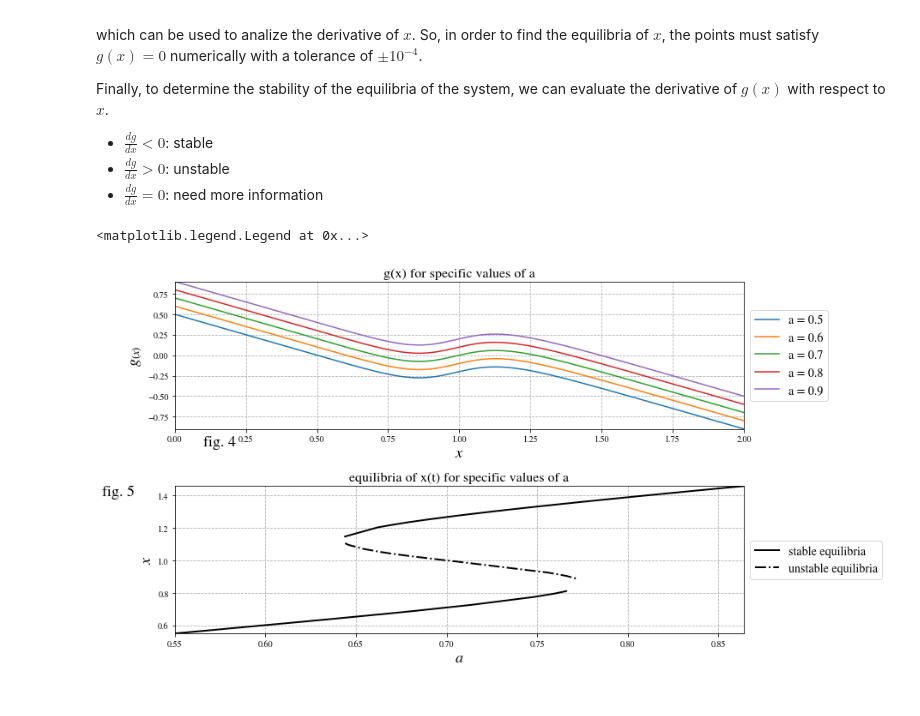
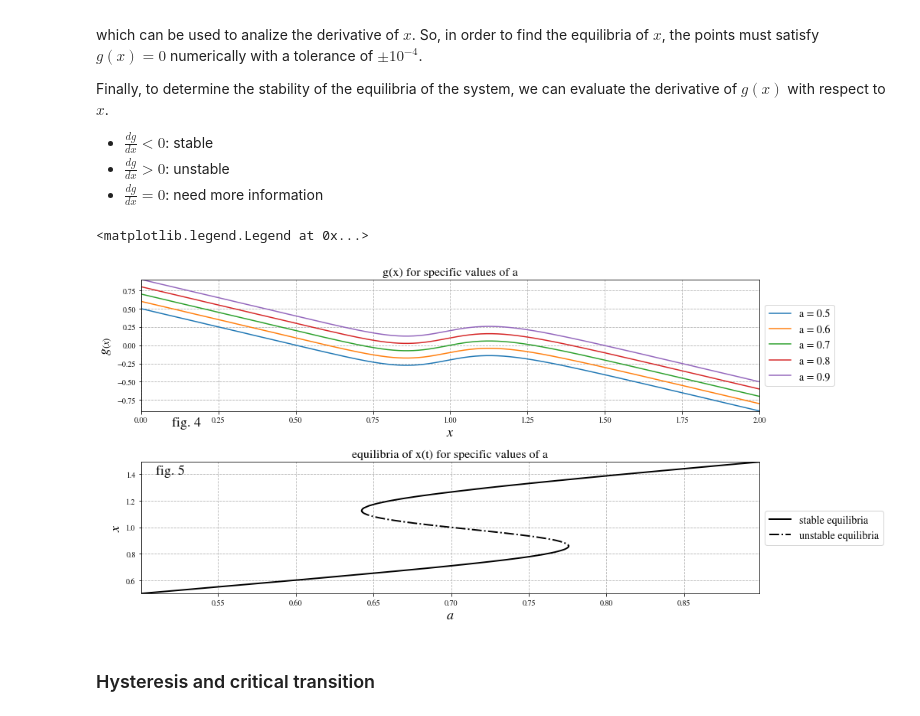
Before and after one commit to joshbrx/biomath_model, a Jupyter notebook: critical_transitions.ipynb, the cells around one changed output. Cells and saved outputs as stored; diff of their text form; code cells hidden in the pictures.

```diff
--- a/critical_transitions.ipynb
+++ b/critical_transitions.ipynb
@@ -4,8 +4,9 @@
 import numpy as np
 import matplotlib as mpl
 import matplotlib.pyplot as plt
+from matplotlib.patches import FancyArrowPatch
 
-mpl.rcParams['figure.figsize'] = (10,6)
+mpl.rcParams['figure.figsize'] = (14,7)
 mpl.rcParams["grid.linestyle"] = "--"
 mpl.rcParams["axes.xmargin"] = 0
 mpl.rcParams["axes.ymargin"] = 0
@@ -126,7 +127,7 @@ X = np.linspace(0,2,1000)
 h, b, p, r = 1, 1, 12, 0.6;
 tol = 10**-4
 
-for a in np.linspace(0.5, 0.9, num=200+1):
+for a in np.linspace(0.5, 0.9, num=1000+1):
     GX = np.empty(len(X))
     #calculate g(x) for parameter t in a range of (0,2):
     for i in range(len(X)):
@@ -136,48 +137,50 @@ for a in np.linspace(0.5, 0.9, num=200+1):
             #calculate g'(x) (= dg(x)/dx) to "check" stability:
             Dgx = -b+(r*p*X[i]**(p-1)*h**p)/((X[i]**p + h**p)**2)
             #write x-coordinate of extremum and depending value of parameter a in an array:
-            if Dgx > 0: EX2.append([X[i],a])      #array for unstable extrema
+            if Dgx > 0: EX2.append([a, X[i]])      #array for unstable extrema
             if Dgx < 0:
-                if X[i] < 1: EX1.append([X[i],a])    #array for stable extrema with x<1
-                if X[i] > 1: EX3.append([X[i],a])    #array for stable extrema with x>1
+                if X[i] < 1: EX1.append([a, X[i]])    #array for stable extrema with x<1
+                if X[i] > 1: EX3.append([a, X[i]])    #array for stable extrema with x>1
     #plot f(x) for specific values of a:
     if len(str(a)) == 3:
         plt.subplot(2, 1, 1)
         plt.plot(X,GX,label = 'a = ' + str(a))
     a += 0.0001
 
 #configure plot properties for subplot(2, 1, 1):
 plt.subplot(2, 1, 1);
 plt.tight_layout(h_pad=5)
 plt.title('g(x) for specific values of a')
 plt.xlabel('$x$', fontsize=18)
 plt.ylabel('$g_{(x)}$', fontsize=18)
 
 plt.grid()
 plt.text(0.1, -1.1, 'fig. 4', fontsize=18)
 plt.legend(loc='center left', bbox_to_anchor=(1, 0.5))
 
 # #sort equilibria containing arrays in respect to the increasing order of parameter a:
-EX1 = np.array(EX1); EX1x = EX1[:,1]; EX1y = EX1[:,0]
-EX2 = np.array(EX2); EX2x = EX2[:,1]; EX2y = EX2[:,0]
-EX3 = np.array(EX3); EX3x = EX3[:,1]; EX3y = EX3[:,0]
+EX1 = np.array(EX1); EX1x = EX1[:,0]; EX1y = EX1[:,1]
+EX2 = np.array(EX2); EX2x = EX2[:,0]; EX2y = EX2[:,1]
+EX3 = np.array(EX3); EX3x = EX3[:,0]; EX3y = EX3[:,1]
 
-#plot curve representing equilibria of x depending on the variation of parameter a:
+### plot curve representing equilibria of x depending on the variation of parameter a:
 plt.subplot(2, 1, 2);
-#lower part of the curve (stable extrema):
-plt.plot(EX1x,EX1y,color = 'k', linewidth=2, label = 'stable equilibria');
-#central part of the curve (unstable extrema):
-plt.plot(EX2x,EX2y,color = 'k', linewidth=2, label = 'unstable equilibria', linestyle = 'dashdot');
-#upper part of the curve (stable extrema):
-plt.plot(EX3x,EX3y,color = 'k', linewidth=2);
+    ### lower part of the curve (stable extrema):
+plt.plot(EX1x, EX1y, color = 'k', linewidth=2, label = 'stable equilibria');
+    ### central part of the curve (unstable extrema):
+plt.plot(EX2x, EX2y, color = 'k', linewidth=2, label = 'unstable equilibria', linestyle = 'dashdot');
+    ### upper part of the curve (stable extrema):
+plt.plot(EX3x, EX3y, color = 'k', linewidth=2);
 
-#configure plot properties:
+### configure plot properties:
 plt.title('equilibria of x(t) for specific values of a')
 plt.grid();
 plt.xlabel('$a$', fontsize=18)
 plt.ylabel('$x$', fontsize=18)
 plt.text(0.51, 1.4, 'fig. 5', fontsize=18)
 plt.legend(loc='center left', bbox_to_anchor=(1, 0.5))
 # %% [output]
 <matplotlib.legend.Legend at 0x...>
-[figure, old version]
+[figure, new version]
+# %% [markdown]
+### Hysteresis and critical transition
```
Also changed, not shown: parts of 7 cells of this notebook.
